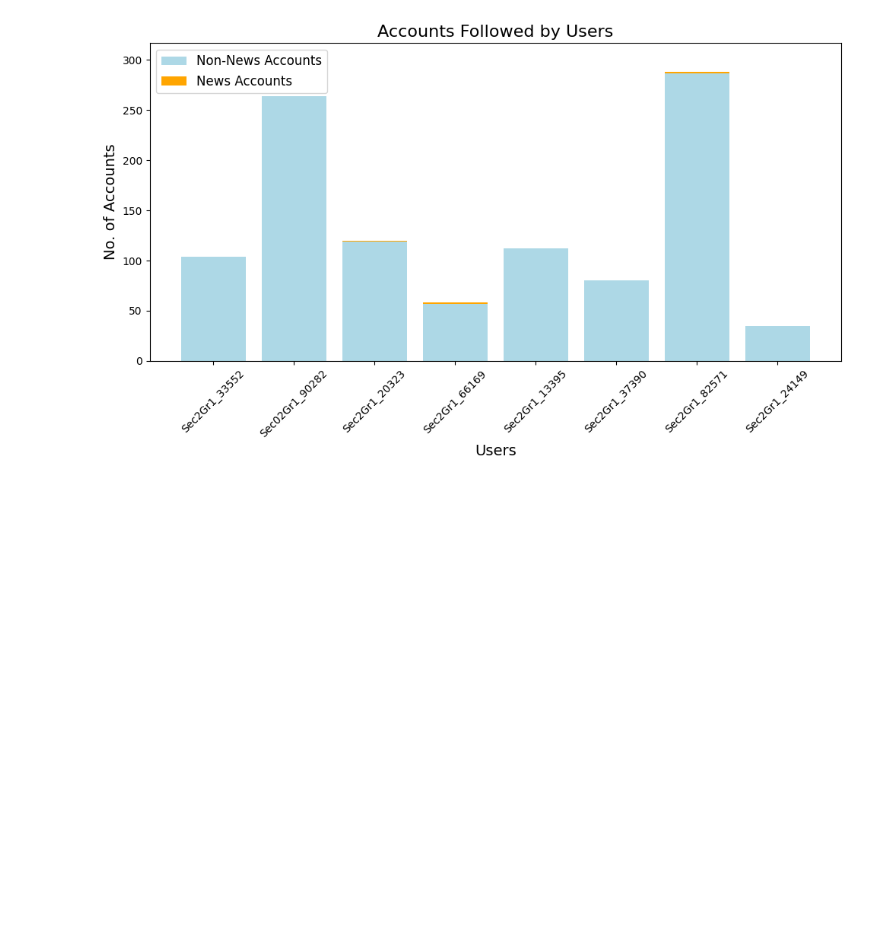
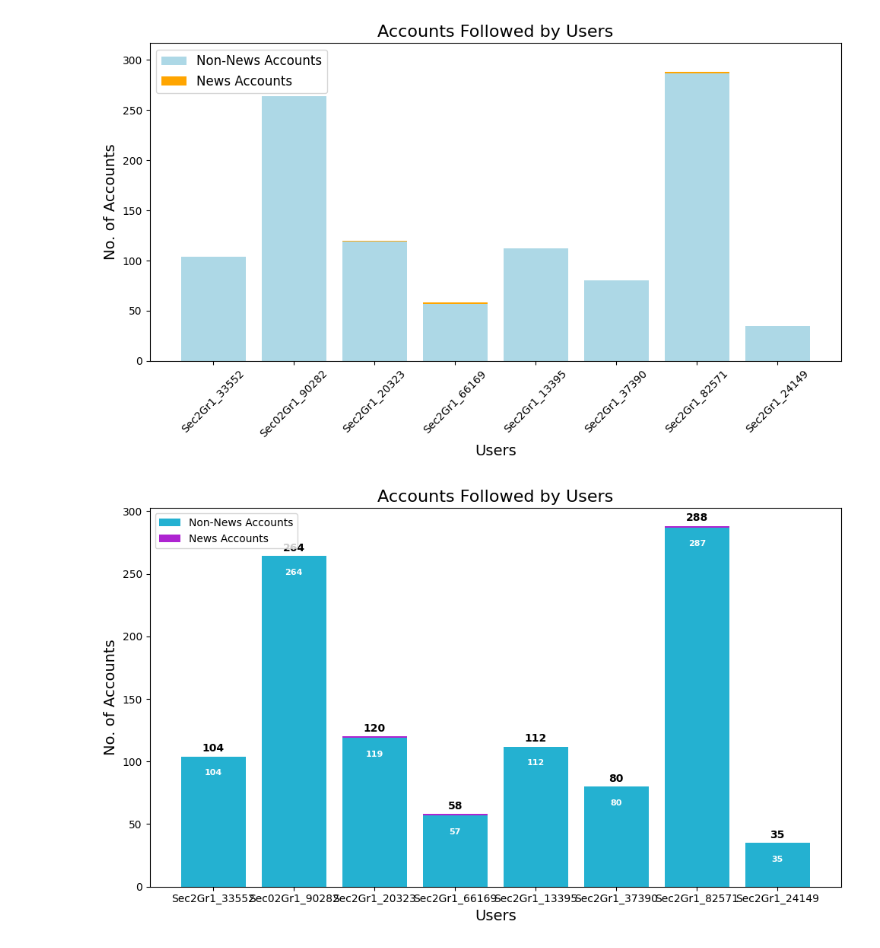
Before and after one commit to mirayagupta13/CS315Project2, a Jupyter notebook: NewsAccs.ipynb, the cells around one changed output. Drawn from its saved outputs; the diff is of its cells as text; code cells hidden in the pictures; blank space fills up the shorter version.

```diff
--- a/NewsAccs.ipynb
+++ b/NewsAccs.ipynb
@@ -33,10 +32,14 @@ def extract_followed_usernames(json_file_path):
 # %% [markdown]
 #### 2. Find overlap
 # %%
+# Function to identify the number of news accounts each user is following
 def count_news_accounts(followed_usernames, news_accounts):
     news_accounts_followed = len(set(followed_usernames) & set(news_accounts))
     non_news_accounts_followed = len(set(followed_usernames)) - news_accounts_followed
     return news_accounts_followed, non_news_accounts_followed
+
+# Load news accounts
+news_accounts = load_news_accounts(news_accounts_path)
 
 # Initialize lists to store data for the bar chart
 usernames = []
@@ -88,3 +91,43 @@ plt.tight_layout()
 plt.show()
 # %% [output]
 [figure]
+# %%
+# Convert lists to numpy arrays for plotting
+usernames = np.array(usernames)
+news_account_counts = np.array(news_account_counts)
+non_news_account_counts = np.array(non_news_account_counts)
+
+fig, ax = plt.subplots(figsize=(10, 6))
+
+# Initialize the bottom at zero for the first set of bars.
+bottom = np.zeros(len(usernames))
+
+# Plot each layer of the bar, adding each bar to the "bottom" so
+# the next bar starts higher.
+colors = ['#24b1d1', '#ae24d1']
+for i, count in enumerate([non_news_account_counts, news_account_counts]):
+    ax.bar(usernames, count, bottom=bottom, color=colors[i])
+    bottom += count
+
+ax.set_xlabel('Users', fontsize=14)
+ax.set_ylabel('No. of Accounts', fontsize=14)
+ax.set_title('Accounts Followed by Users', fontsize=16)
+
+# Add value labels above the bars
+totals = news_account_counts + non_news_account_counts
+y_offset = 4
+for i, total in enumerate(totals):
+    ax.text(usernames[i], total + y_offset, round(total), ha='center', weight='bold')
+
+# Add value labels inside the bars
+y_offset = -15
+for bar, total in zip(ax.patches, totals):
+    ax.text(bar.get_x() + bar.get_width() / 2, bar.get_height() + bar.get_y() + y_offset,
+            round(bar.get_height()), ha='center', color='w', weight='bold', size=8)
+
+ax.legend(['Non-News Accounts', 'News Accounts'])
+
+plt.tight_layout()
+plt.show()
+# %% [output]
+[figure, added]
```
Also changed, not shown: parts of 2 cells of this notebook.
